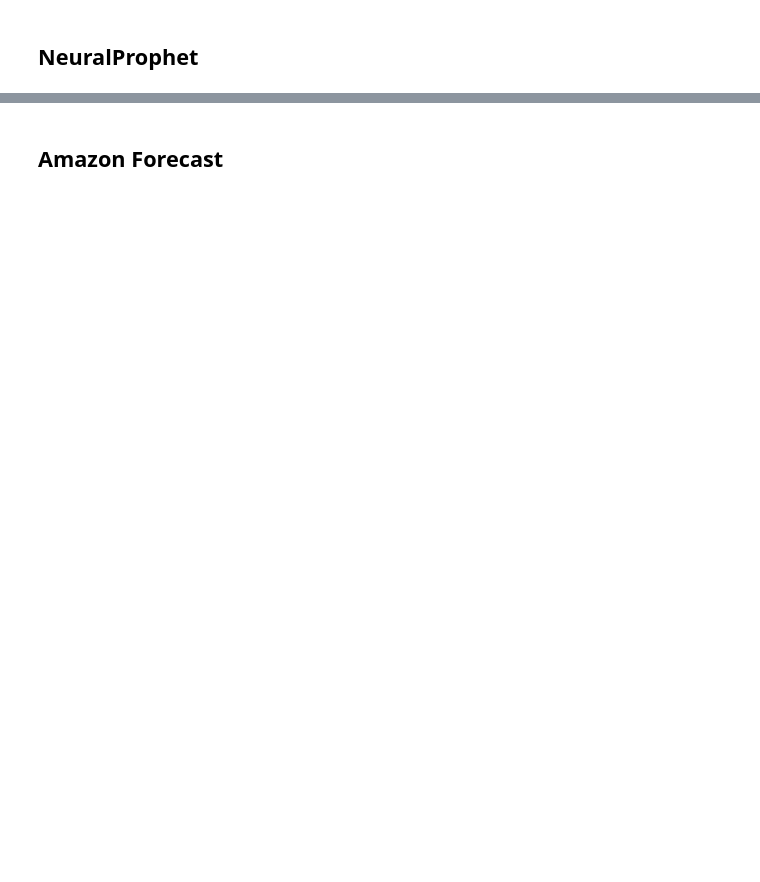
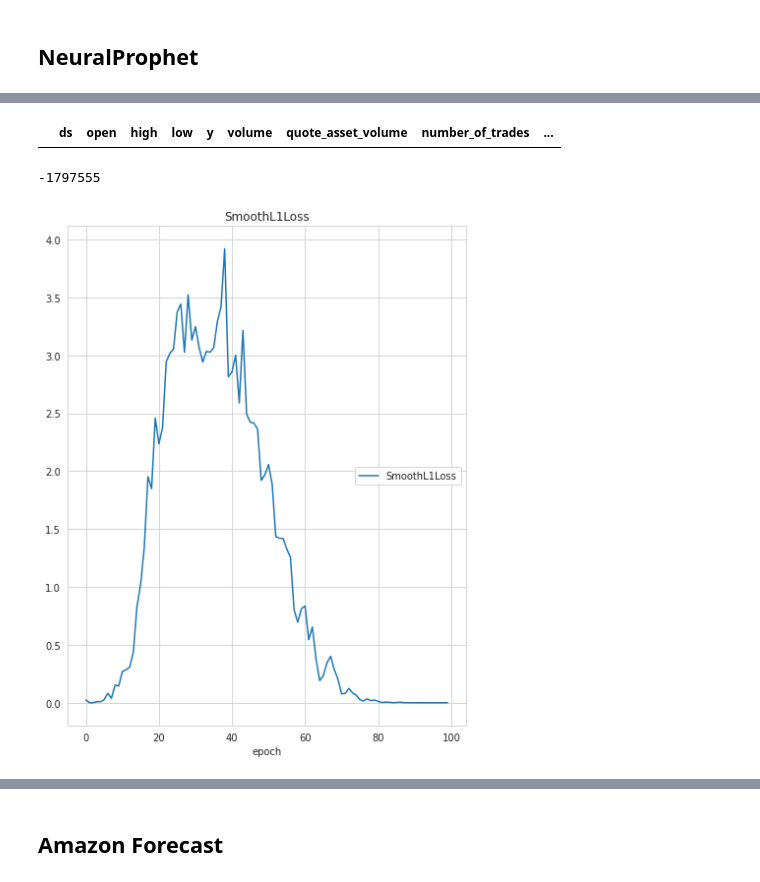
Before and after one commit to Jeffrey-shipping-it/Crypto-time-series, a Jupyter notebook: notebooks/modelling.ipynb, the cells around one changed output, grey strips where cells are left out. Drawn from its saved outputs; the diff is of its cells as text; code cells hidden in the pictures; blank space fills up the shorter version.

```diff
--- a/notebooks/modelling.ipynb
+++ b/notebooks/modelling.ipynb
@@ -516,0 +604,54 @@ def prophet_gridsearch(changepoint_range, cutoff_val, df_active, dfpr, horizon,
+# %%
+m = NeuralProphet(
+    n_forecasts=4,
+    n_lags=60,
+    #num_hidden_layers=1,
+    #batch_size=64,
+    epochs=100,
+    learning_rate=1.0,
+   # ar_sparsity=0.99,
+    yearly_seasonality=False,
+    weekly_seasonality=False,
+    daily_seasonality=False,
+    n_changepoints=20,
+    #trend_reg=1.00,
+    changepoints_range=1,
+    impute_missing=True,
+)
+# %%
+def add_missing_dates_nan(df, freq):
+    """Fills missing datetimes in 'ds', with NaN for all other columns
+    Args:
+        df (pd.Dataframe): with column 'ds'  datetimes
+        freq (str):Data step sizes. Frequency of data recording,
+            Any valid frequency for pd.date_range, such as 'D' or 'M'
+    Returns:
+        dataframe without date-gaps but nan-values
+    """
+    if df["ds"].dtype == np.int64:
+        df.loc[:, "ds"] = df.loc[:, "ds"].astype(str)
+    df.loc[:, "ds"] = pd.to_datetime(df.loc[:, "ds"])
+
+    data_len = len(df)
+    r = pd.date_range(start=df["ds"].min(), end=df["ds"].max(), freq=freq)
+    df_all = df.set_index("ds").reindex(r).rename_axis("ds").reset_index()
+    num_added = len(df_all) - data_len
+    return df_all, num_added
+# %%
+df_new, num = add_missing_dates_nan(df, "1H")
+# %%
+df_new.interpolate(method ='linear', limit_direction ='forward', inplace=True)
+# %%
+df_new[df_new.y.isna()]
+# %% [output]
+|  | ds | open | high | low | y | volume | quote_asset_volume | number_of_trades | ... |
+# %%
+num
+# %% [output]
+-1797555
+# %%
+metrics = m.fit(df_new[['ds', 'y']]
+                , freq="1H"
+                , plot_live_loss=True)
+# %% [output]
+[figure, added]
```
Also changed, not shown: parts of 27 cells of this notebook.
